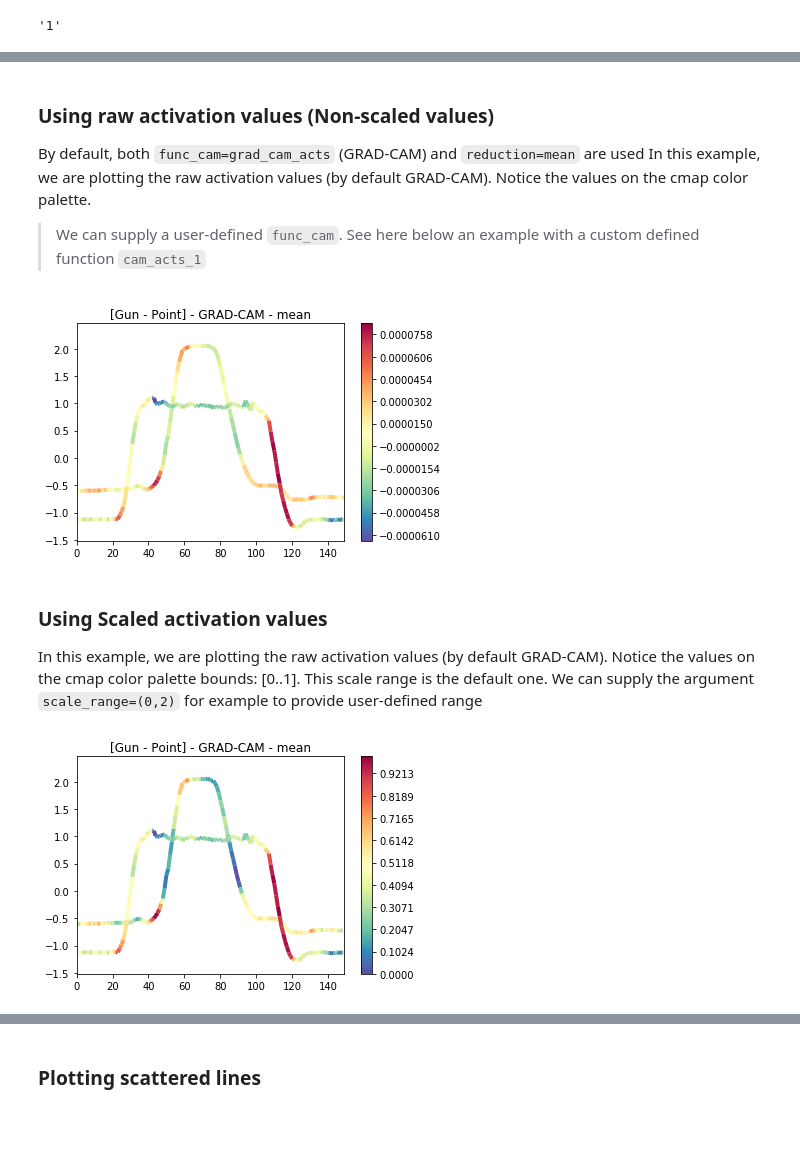
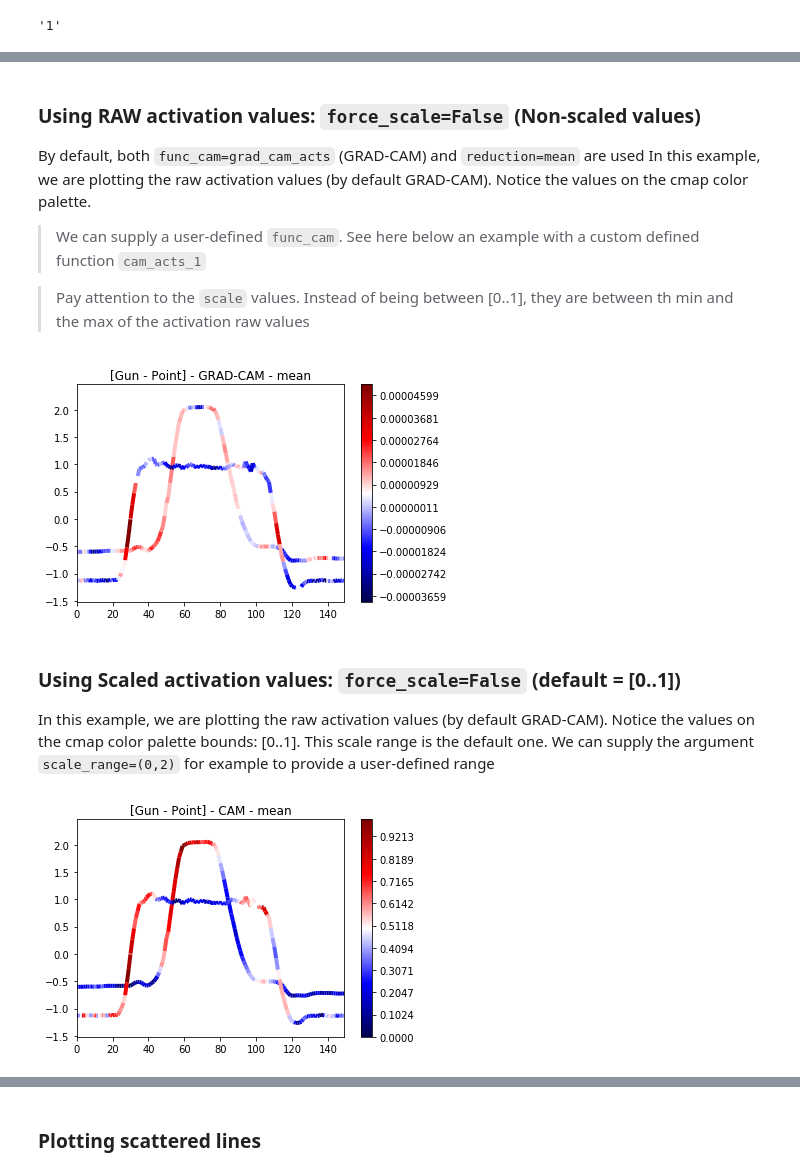
Before and after one commit to ai-fast-track/timeseries, a Jupyter notebook: nbs/82_univariate_timeseries_CAM.ipynb, the cells around one changed output, grey strips where cells are left out. Saved outputs shown, nothing was run; the diff lists cells and outputs as text; code cells hidden in the pictures; blank space fills up the shorter version.

Commit message:
added CAM and GRAD-CAM feature

```diff
--- a/nbs/82_univariate_timeseries_CAM.ipynb
+++ b/nbs/82_univariate_timeseries_CAM.ipynb
@@ -440,0 +628,4 @@ def debatchify(batch):
+# %%
+dls.test = dls.train.new(bs=3)
+batch = dls.test.one_batch()
+# type(batch), len(batch), type(batch[0]), batch
@@ -440,0 +638,3 @@ def debatchify(batch):
+# %%
+b = itemize(batch)
+# b[0]
@@ -440,0 +651,19 @@ def debatchify(batch):
+# %%
+#export
+@delegates(LineCollection.__init__)
+def show_cam(batch, model, layer=5, func_cam=cam_acts, reduction='mean', force_scale=True,
+                    scale_range=(0, 1), cmap="Spectral_r", linewidth=4, linestyles='solid', alpha=1.0, scatter=False,
+                    i2o=noop, figsize=None, multi_fig=False, **kwargs):
+    'Compute CAM using `func_cam` function, and plot a batch of colored time series `tseries`. The colors correspond to the         scaled CAM values. The time series are plot either on a single figure or on a multiple figures'
+
+    # args = []
+    if multi_fig==False:
+        if figsize==None: figsize=(6,4)
+        cam_batch_plot_one_fig(batch, model, layer=layer, func_cam=func_cam, reduction=reduction, force_scale=force_scale,
+                            scale_range=scale_range, cmap=cmap, linewidth=linewidth, linestyles=linestyles, alpha=alpha,
+                            scatter=scatter, i2o=i2o, figsize=figsize, **kwargs)
+    else:
+        if figsize==None: figsize=(13,4)
+        cam_batch_plot_multi_fig(batch, model, layer=layer, func_cam=func_cam, reduction=reduction, force_scale=force_scale,
+                            scale_range=scale_range, cmap=cmap, linewidth=linewidth, linestyles=linestyles, alpha=alpha,
+                            scatter=scatter, i2o=i2o, figsize=figsize, **kwargs)
@@ -648,4 +908,4 @@ def get_batch(dataset, idxs):
 # %%
 idxs = [0,3]
-b = get_batch(dls.train.dataset, idxs)
-len(b), type(b)
+batch = get_batch(dls.train.dataset, idxs)
+# len(batch), type(batch)
@@ -661,18 +954,20 @@ test_eq(isinstance(b, tuple), False)
 # %% [markdown]
-### Using raw activation values (Non-scaled values)
+### Using RAW activation values: `force_scale=False` (Non-scaled values)
 By default, both `func_cam=grad_cam_acts` (GRAD-CAM) and `reduction=mean` are used
 In this example, we are plotting the raw activation values (by default GRAD-CAM). Notice the values on the cmap color palette.
 > We can supply a user-defined `func_cam`. See here below an example with a custom defined function `cam_acts_1`
+
+> Pay attention to the `scale` values. Instead of being between [0..1], they are between th min and the max of the activation raw values
 # %%
-# Gun - CAM - max
-CAM_batch_plot_one_fig(b, m, 5, i2o=i2o, force_scale=False)
+#CAM - max.
+show_cam(batch, model, layer=5, i2o=i2o, func_cam=grad_cam_acts, force_scale=False, cmap=CMAP.seismic)
 # %% [output]
-[figure, old version]
+[figure, new version]
 # %% [markdown]
-### Using Scaled activation values
-In this example, we are plotting the raw activation values (by default GRAD-CAM). Notice the values on the cmap color palette bounds: [0..1]. This scale range is the default one. We can supply the argument `scale_range=(0,2)` for example to provide user-defined range
+### Using Scaled activation values: `force_scale=False` (default = [0..1])
+In this example, we are plotting the raw activation values (by default GRAD-CAM). Notice the values on the cmap color palette bounds: [0..1]. This scale range is the default one. We can supply the argument `scale_range=(0,2)` for example to provide a user-defined range
 # %%
 # Gun - Point - CAM - mean
-CAM_batch_plot_one_fig(b, m, 5, i2o=i2o)
+show_cam(batch,model, layer=5, i2o=i2o, cmap=CMAP.seismic)
 # %% [output]
-[figure, old version]
+[figure, new version]
```
Also changed, not shown: parts of 112 cells of this notebook, 26 other files.
